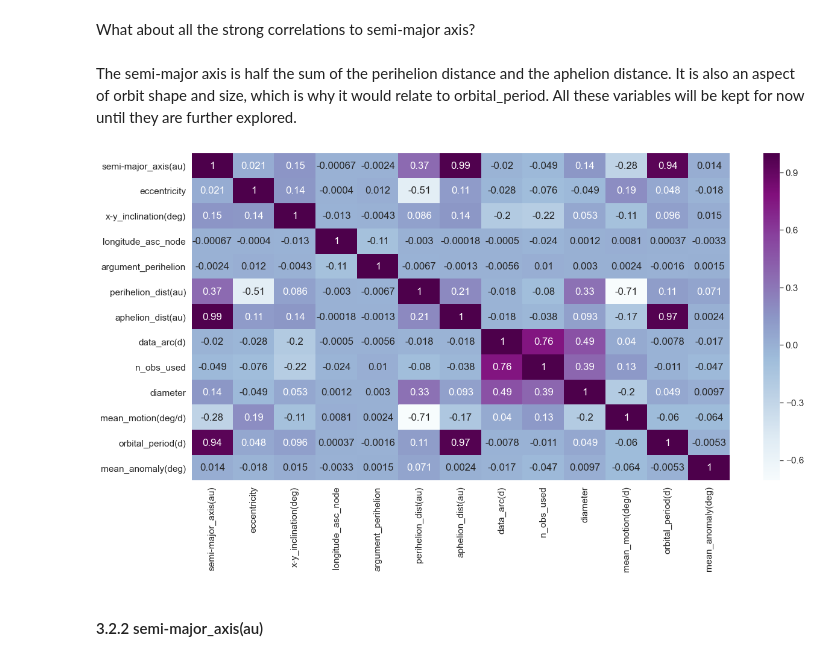
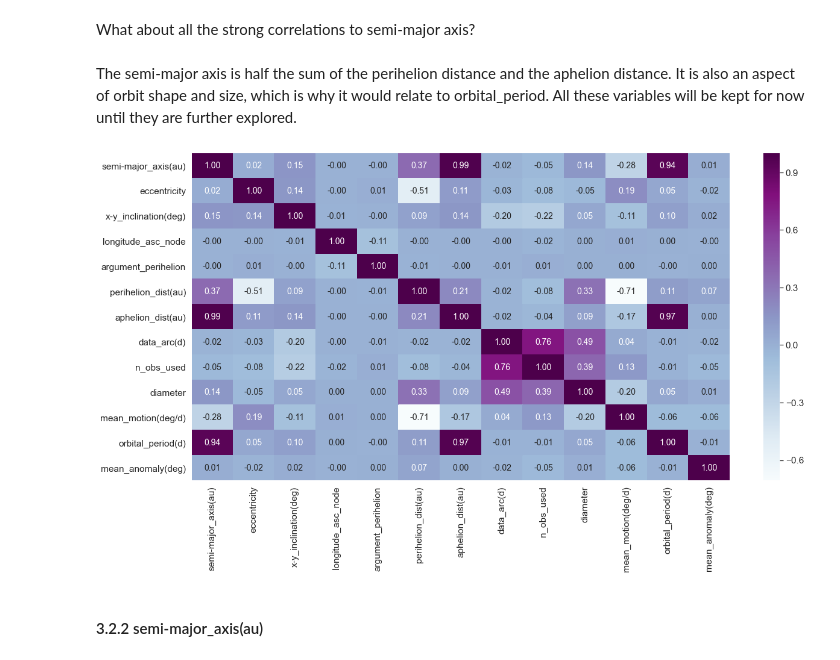
Before and after one commit to emilybocim/springboard, a Jupyter notebook: Capstone Two/Asteroids_EDA.ipynb, the cells around one changed output. Saved outputs shown, nothing was run; the diff lists cells and outputs as text; code cells hidden in the pictures.

```diff
--- a/Capstone Two/Asteroids_EDA.ipynb
+++ b/Capstone Two/Asteroids_EDA.ipynb
@@ -167,8 +168,11 @@ plt.yscale('log')
+# %%
+df.drop('condition_code', axis=1, inplace=True)
 # %% [markdown]
 ### 3.2 Exploring Asteroid Numerical Features
 # %% [markdown]
 #### 3.2.1 Initial Look With Correlation
 # %%
 plt.figure(figsize=(20,10))
-sns.heatmap(df.corr(),annot=True, cmap='BuPu');
+sns.set(font_scale=1.4)
+sns.heatmap(df.corr(),annot=True, cmap='BuPu', fmt='.2f', annot_kws={'size':14});
 # %% [output]
@@ -190,11 +194,11 @@ What about all the strong correlations to semi-major axis? <br>
 The semi-major axis is half the sum of the perihelion distance and the aphelion distance. It is also an aspect of orbit shape and size, which is why it would relate to orbital_period. All these variables will be kept for now until they are further explored.
 # %%
 #Cleaning-up the heatmap.
+plt.figure(figsize=(20,10))
 sns.set(font_scale=1.4)
-plt.figure(figsize=(20,10))
-sns.heatmap(df.corr(),annot=True, cmap='BuPu');
+sns.heatmap(df.corr(),annot=True, cmap='BuPu', fmt='.2f', annot_kws={'size':14});
 # %% [output]
-[figure, old version]
+[figure, new version]
 # %% [markdown]
 #### 3.2.2 semi-major_axis(au)
 # %%
```
Also changed, not shown: parts of 31 cells of this notebook.
